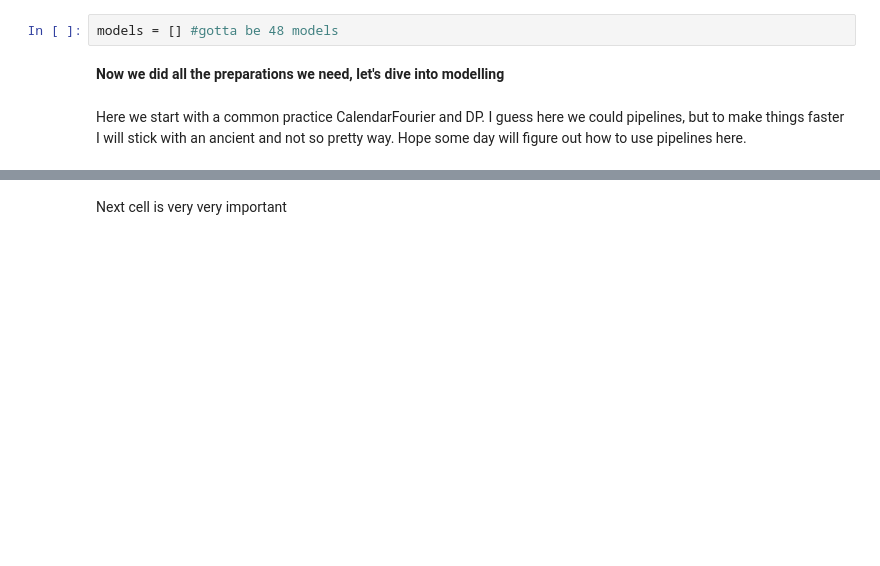
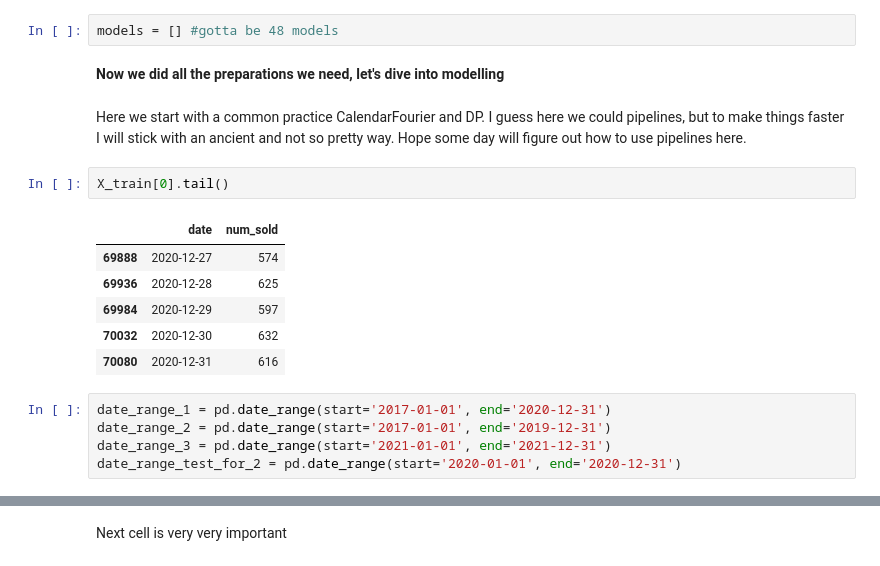
Before and after one commit to Serueja/kaggle-comps, a Jupyter notebook: tabular_playground_series/t_p_s_init.ipynb, the cells around one changed output, grey strips where cells are left out. Saved outputs shown, nothing was run; the diff lists cells and outputs as text; blank space fills up the shorter version.

```diff
--- a/tabular_playground_series/t_p_s_init.ipynb
+++ b/tabular_playground_series/t_p_s_init.ipynb
@@ -429,3 +420,17 @@ models = [] #gotta be 48 models
 **Now we did all the preparations we need, let's dive into modelling**
 # %% [markdown]
 Here we start with a common practice CalendarFourier and DP. I guess here we could pipelines, but to make things faster I will stick with an ancient and not so pretty way. Hope some day will figure out how to use pipelines here.
+# %%
+X_train[0].tail()
+# %% [output]
+|  | date | num_sold |
+| 69888 | 2020-12-27 | 574 |
+| 69936 | 2020-12-28 | 625 |
+| 69984 | 2020-12-29 | 597 |
+| 70032 | 2020-12-30 | 632 |
+| 70080 | 2020-12-31 | 616 |
+# %%
+date_range_1 = pd.date_range(start='2017-01-01', end='2020-12-31')
+date_range_2 = pd.date_range(start='2017-01-01', end='2019-12-31')
+date_range_3 = pd.date_range(start='2021-01-01', end='2021-12-31')
+date_range_test_for_2 = pd.date_range(start='2020-01-01', end='2020-12-31')
```
Also changed, not shown: parts of 12 cells of this notebook.
